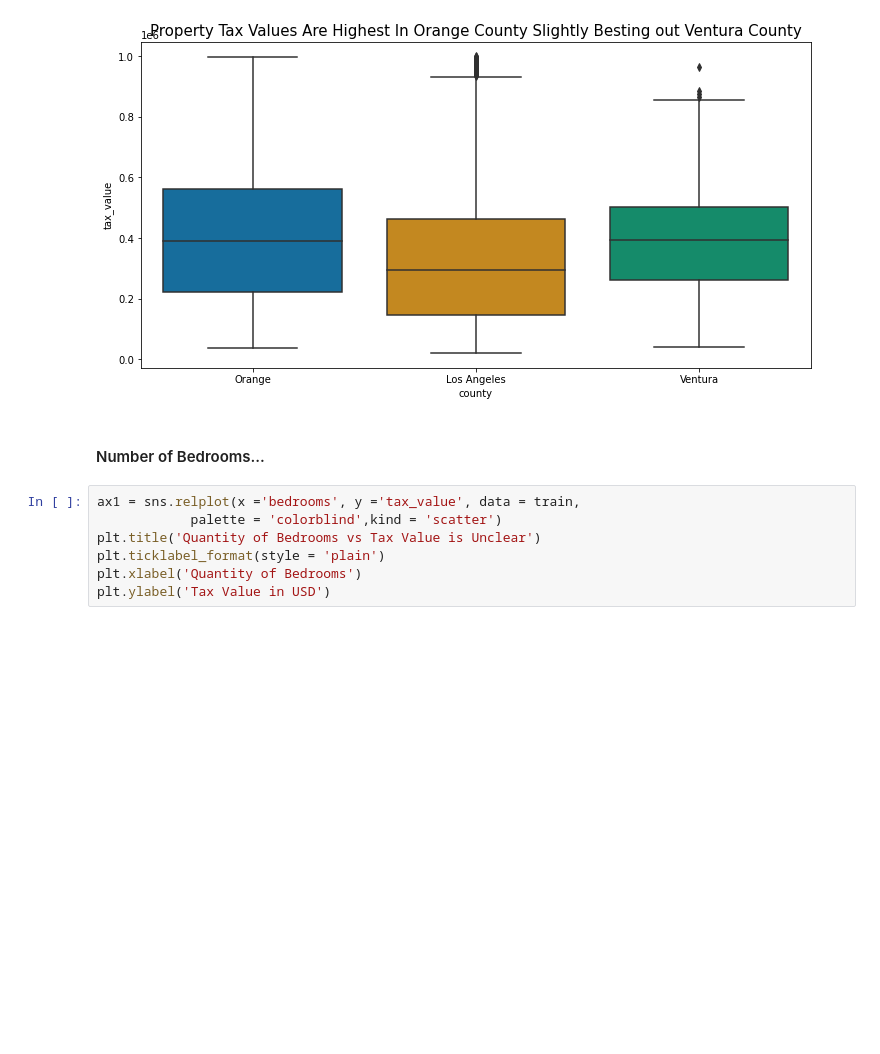
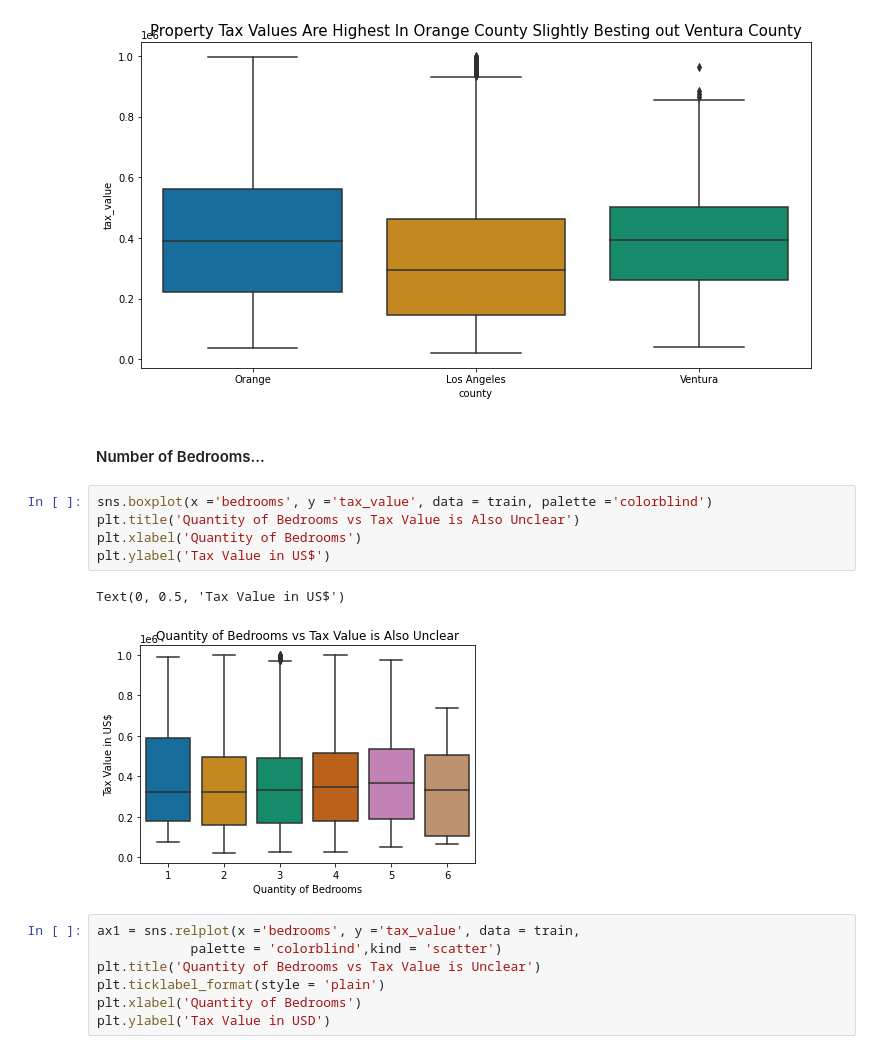
Before and after one commit to jnolf/codeup-regression-project, a Jupyter notebook: zillow_workbook.ipynb, the cells around one changed output. Cells and saved outputs as stored; diff of their text form; blank space fills up the shorter version.

```diff
--- a/zillow_workbook.ipynb
+++ b/zillow_workbook.ipynb
@@ -315,6 +315,14 @@ Text(0.5, 1.0, 'Property Tax Values Are Highest In Orange County Slightly Bestin
 [figure]
 # %% [markdown]
  #### Number of Bedrooms...
+# %%
+sns.boxplot(x ='bedrooms', y ='tax_value', data = train, palette ='colorblind')
+plt.title('Quantity of Bedrooms vs Tax Value is Also Unclear')
+plt.xlabel('Quantity of Bedrooms')
+plt.ylabel('Tax Value in US$')
+# %% [output]
+Text(0, 0.5, 'Tax Value in US$')
+[figure, added]
 # %%
 ax1 = sns.relplot(x ='bedrooms', y ='tax_value', data = train,
             palette = 'colorblind',kind = 'scatter')
```
Also changed, not shown: parts of 1 cell of this notebook, 1 other file.
